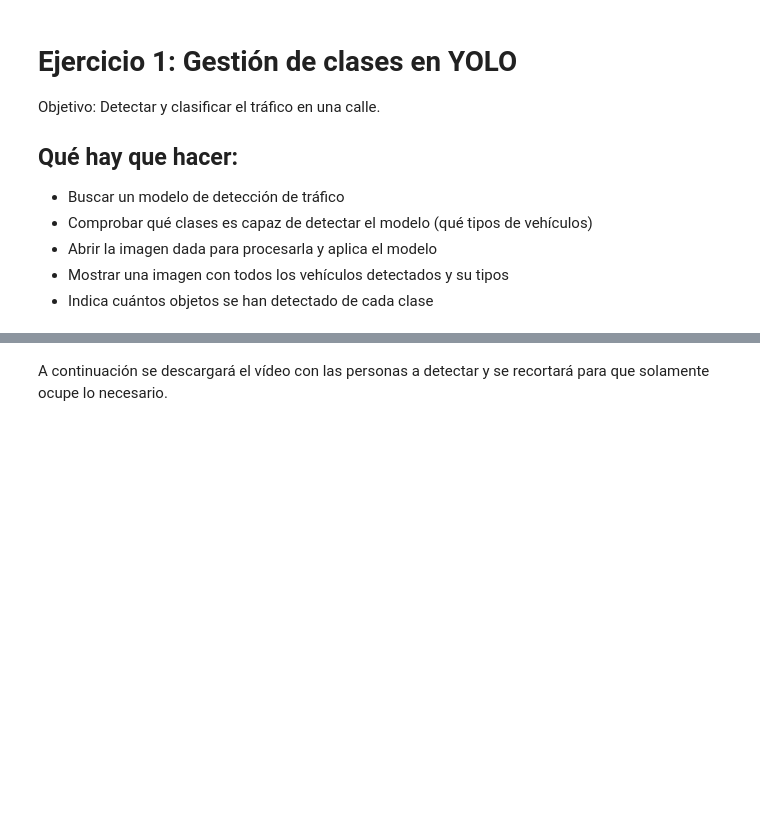
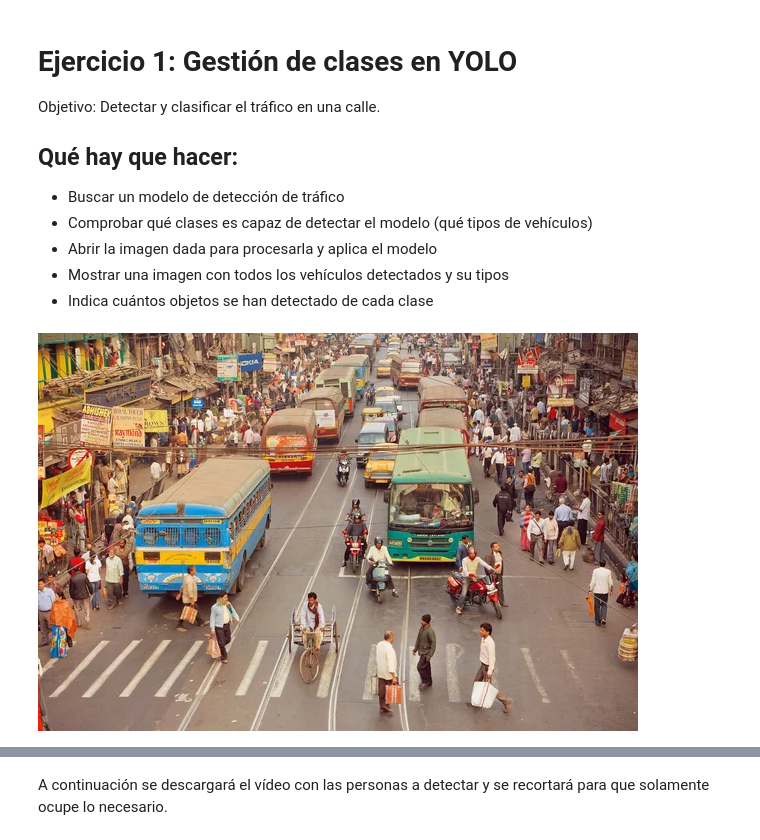
Before and after one commit to jorgecs/apuntes, a Jupyter notebook: docs/ut5_ia_aplicada/4_yolo/notebooks/YOLO.ipynb, the cells around one changed output, grey strips where cells are left out. Cells and saved outputs as stored; diff of their text form; code cells hidden in the pictures; blank space fills up the shorter version.

```diff
--- a/docs/ut5_ia_aplicada/4_yolo/notebooks/YOLO.ipynb
+++ b/docs/ut5_ia_aplicada/4_yolo/notebooks/YOLO.ipynb
@@ -44,8 +42,12 @@ Objetivo: Detectar y clasificar el tráfico en una calle.
 # %%
 import urllib.request
 
 IMG_PATH = "https://raw.githubusercontent.com/jorgecs/apuntes/main/docs/ut5_ia_aplicada/4_yolo/img/street_photo.webp"
 urllib.request.urlretrieve(IMG_PATH, "street_photo.webp")
+
+cv2_imshow(cv2.imread("street_photo.webp"))
+# %% [output]
+[figure, added]
 # %%
 #TODO: Crea el modelo
 
```
Also changed, not shown: parts of 10 cells of this notebook, 12 other files.
